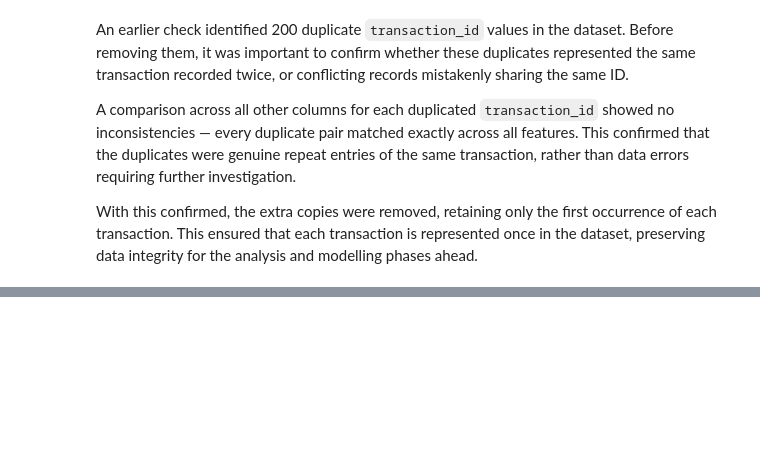
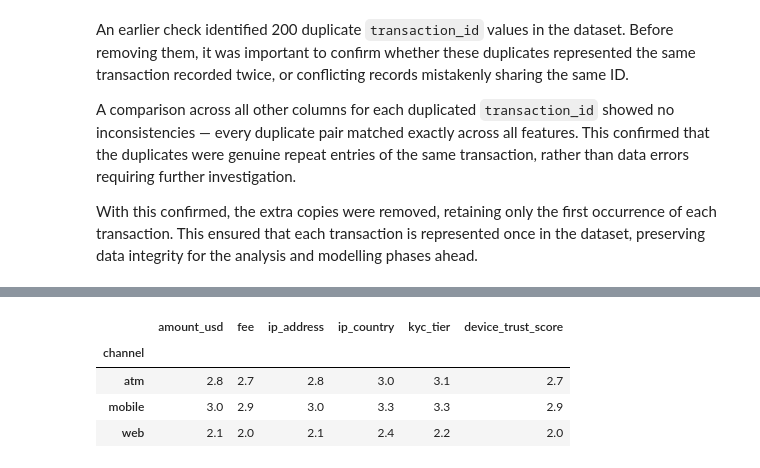
Before and after one commit to LeesiElekwa/Digital_Transfer_Fraud_Detection_System, a Jupyter notebook: Notebooks/Data Cleaning.ipynb, the cells around one changed output, grey strips where cells are left out. Drawn from its saved outputs; the diff is of its cells as text; code cells hidden in the pictures; blank space fills up the shorter version.

```diff
--- a/Notebooks/Data Cleaning.ipynb
+++ b/Notebooks/Data Cleaning.ipynb
@@ -335,0 +382,13 @@ With this confirmed, the extra copies were removed, retaining only the first occ
+# %%
+# Does this missingness relate to any other feature?
+# Channel
+
+overlap_cols = ['amount_usd', 'fee', 'ip_address', 'ip_country', 'kyc_tier', 'device_trust_score']
+
+df_transaction.groupby('channel')[overlap_cols].apply(lambda x: x.isnull().mean() * 100).round(1)
+# %% [output]
+|  | amount_usd | fee | ip_address | ip_country | kyc_tier | device_trust_score |
+| channel |  |  |  |  |  |  |
+| atm | 2.8 | 2.7 | 2.8 | 3.0 | 3.1 | 2.7 |
+| mobile | 3.0 | 2.9 | 3.0 | 3.3 | 3.3 | 2.9 |
+| web | 2.1 | 2.0 | 2.1 | 2.4 | 2.2 | 2.0 |
```
Also changed, not shown: parts of 7 cells of this notebook.
